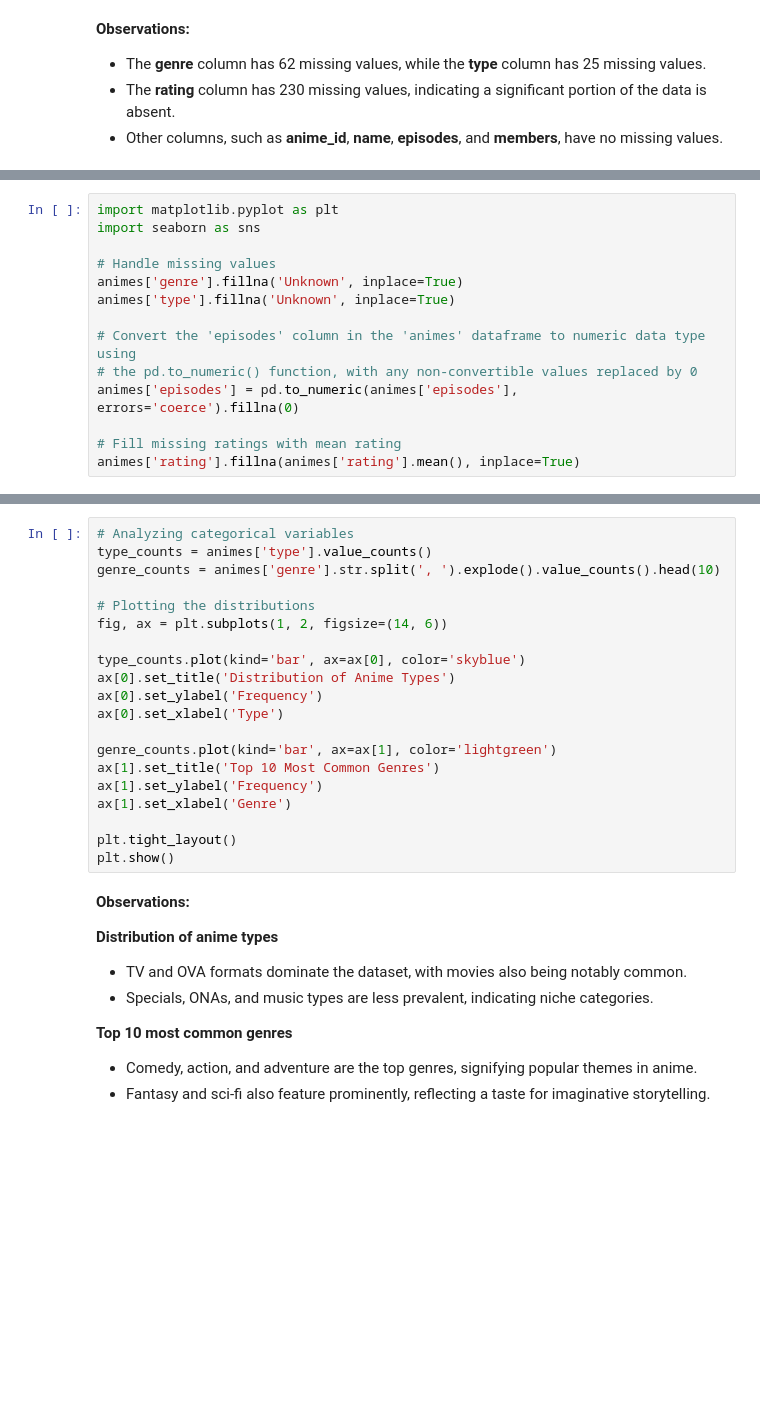
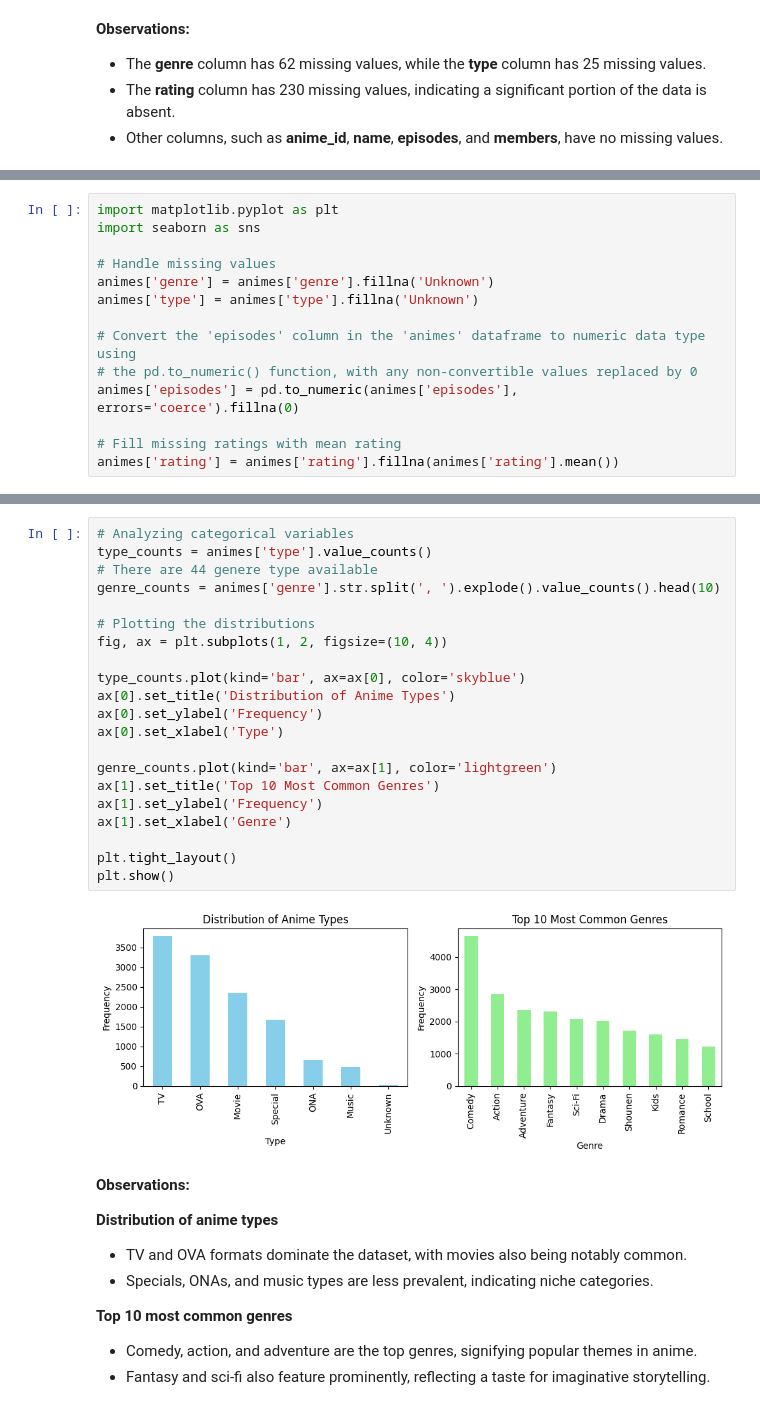
Before and after one commit to opendroid/ml, a Jupyter notebook: recommendation/ex01_recommendation_systems.ipynb, the cells around one changed output, grey strips where cells are left out. Cells and saved outputs as stored; diff of their text form; blank space fills up the shorter version.

```diff
--- a/recommendation/ex01_recommendation_systems.ipynb
+++ b/recommendation/ex01_recommendation_systems.ipynb
@@ -221,15 +258,15 @@ import matplotlib.pyplot as plt
 import seaborn as sns
 
 # Handle missing values
-animes['genre'].fillna('Unknown', inplace=True)
-animes['type'].fillna('Unknown', inplace=True)
+animes['genre'] = animes['genre'].fillna('Unknown')
+animes['type'] = animes['type'].fillna('Unknown')
 
 # Convert the 'episodes' column in the 'animes' dataframe to numeric data type using
 # the pd.to_numeric() function, with any non-convertible values replaced by 0
 animes['episodes'] = pd.to_numeric(animes['episodes'], errors='coerce').fillna(0)
 
 # Fill missing ratings with mean rating
-animes['rating'].fillna(animes['rating'].mean(), inplace=True)
+animes['rating'] = animes['rating'].fillna(animes['rating'].mean())
 # %%
 # Generate descriptive statistics for the numerical columns of the 'animes' DataFrame
 animes.describe()
@@ -236,23 +300,26 @@ animes.describe()
 # %%
 # Analyzing categorical variables
 type_counts = animes['type'].value_counts()
+# There are 44 genere type available
 genre_counts = animes['genre'].str.split(', ').explode().value_counts().head(10)
 
 # Plotting the distributions
-fig, ax = plt.subplots(1, 2, figsize=(14, 6))
+fig, ax = plt.subplots(1, 2, figsize=(10, 4))
 
 type_counts.plot(kind='bar', ax=ax[0], color='skyblue')
 ax[0].set_title('Distribution of Anime Types')
 ax[0].set_ylabel('Frequency')
 ax[0].set_xlabel('Type')
 
 genre_counts.plot(kind='bar', ax=ax[1], color='lightgreen')
 ax[1].set_title('Top 10 Most Common Genres')
 ax[1].set_ylabel('Frequency')
 ax[1].set_xlabel('Genre')
 
 plt.tight_layout()
 plt.show()
+# %% [output]
+[figure, added]
 # %% [markdown]
 __Observations:__
 
```
Also changed, not shown: parts of 115 cells of this notebook, 8 other files.
